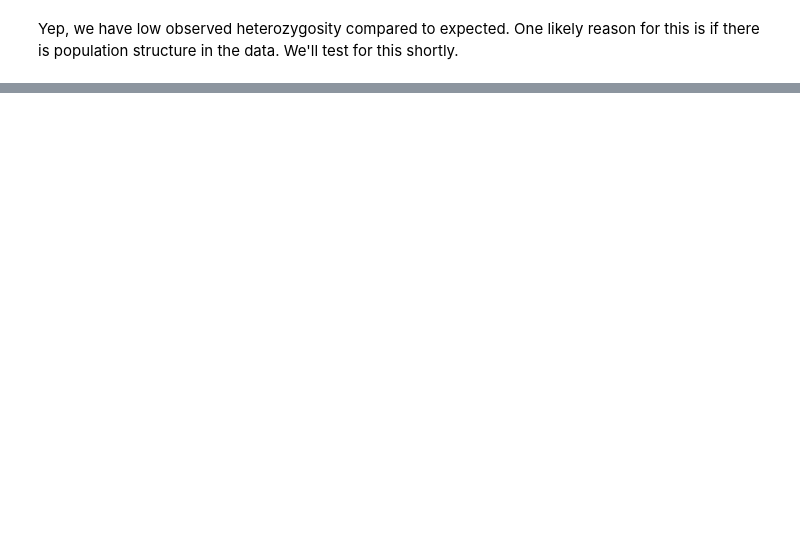
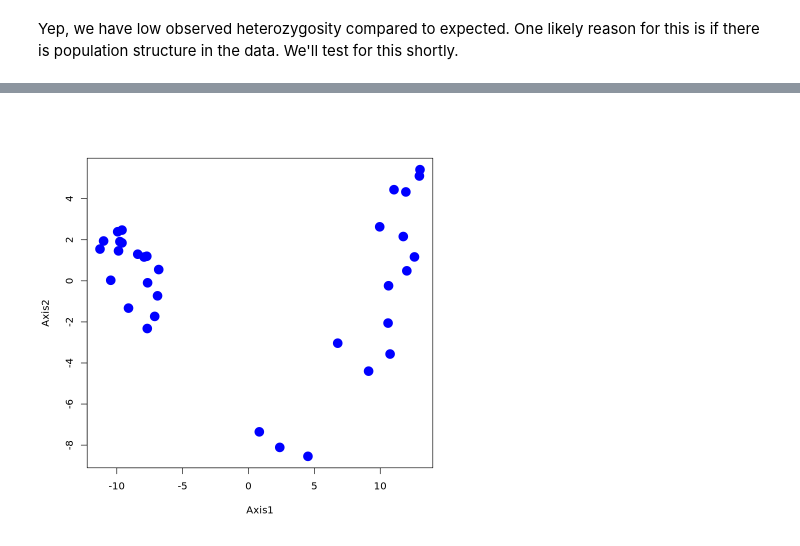
Before and after one commit to wyoibc/RADseq_cloud_learn, a Jupyter notebook: popstructR.ipynb, the cells around one changed output, grey strips where cells are left out. Drawn from its saved outputs; the diff is of its cells as text; code cells hidden in the pictures; blank space fills up the shorter version.

```diff
--- a/popstructR.ipynb
+++ b/popstructR.ipynb
@@ -90,0 +152,8 @@ Yep, we have low observed heterozygosity compared to expected. One likely reason
+# %%
+# Run PCA retaining only 2 axes
+pca_res <- dudi.pca(df = genfreq, center = TRUE, scale = FALSE, scannf = FALSE, nf = 2)
+
+# plot it out
+plot(pca_res$li, pch = 19, cex = 2, col = "blue")
+# %% [output]
+[figure, added]
```
Also changed, not shown: parts of 24 cells of this notebook, 3 other files.
